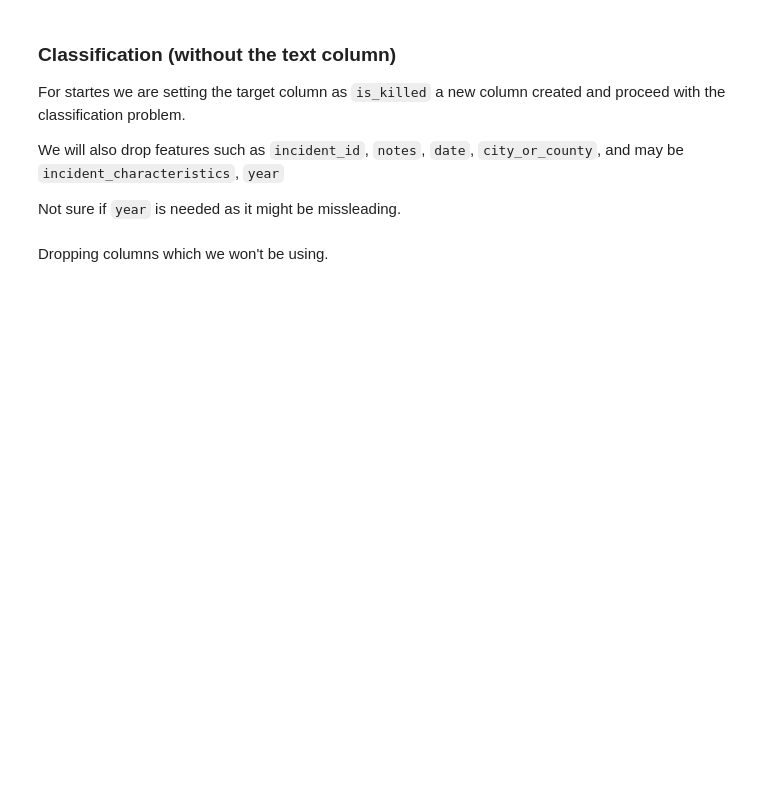
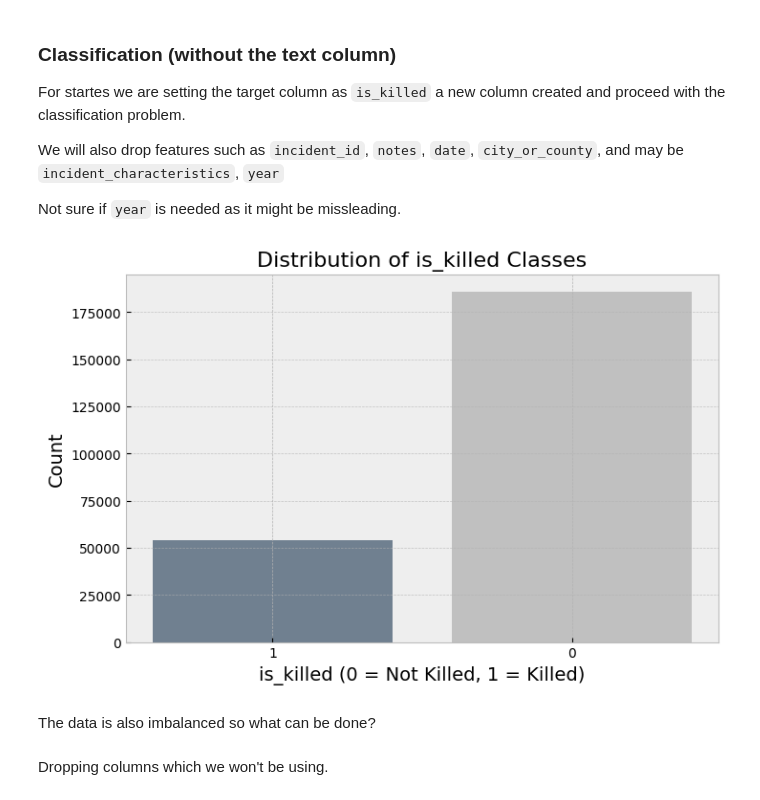
Before and after one commit to bharath03-a/Gun-Violence-Incidents, a Jupyter notebook: notebooks/05_classification.ipynb, the cells around one changed output. Cells and saved outputs as stored; diff of their text form; code cells hidden in the pictures; blank space fills up the shorter version.

Commit message:
classification with fixing imbalance

```diff
--- a/notebooks/05_classification.ipynb
+++ b/notebooks/05_classification.ipynb
@@ -75,6 +75,21 @@ We will also drop features such as `incident_id`, `notes`, `date`, `city_or_coun
 Not sure if `year` is needed as it might be missleading.
 # %%
 class_ip_data = ip_data.withColumn("is_killed", when(col("n_killed") > 0, 1).otherwise(0))
+# %%
+class_distribution = class_ip_data.groupBy("is_killed").count().toPandas()
+
+plt.figure(figsize=(8, 5))
+plt.bar(class_distribution['is_killed'].astype(str), class_distribution['count'], color=['slategrey', 'silver'])
+plt.title('Distribution of is_killed Classes', fontsize=16)
+plt.xlabel('is_killed (0 = Not Killed, 1 = Killed)', fontsize=14)
+plt.ylabel('Count', fontsize=14)
+plt.xticks(rotation=0)
+plt.grid(axis='y', linestyle='--', alpha=0.7)
+plt.show()
+# %% [output]
+[figure, added]
+# %% [markdown]
+The data is also imbalanced so what can be done?
 # %% [markdown]
 Dropping columns which we won't be using.
 # %%
```
Also changed, not shown: parts of 10 cells of this notebook.
